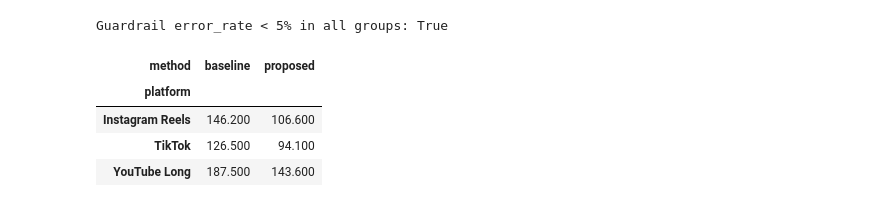
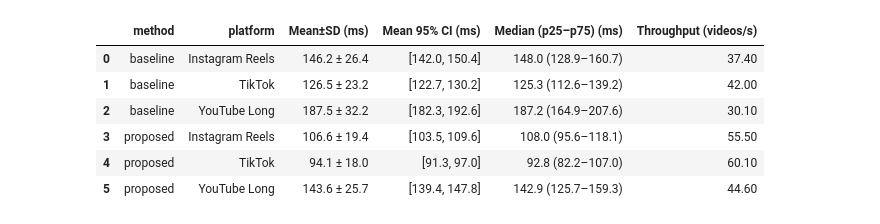
Before and after one commit to yertisydyrys-jpg/hypergamy-engagement, a Jupyter notebook: notebooks/01_data_analysis.ipynb, the cells around one changed output. Drawn from its saved outputs; the diff is of its cells as text; code cells hidden in the pictures.

```diff
--- a/notebooks/01_data_analysis.ipynb
+++ b/notebooks/01_data_analysis.ipynb
@@ -107,11 +117,19 @@ Saved -> /mnt/agents/output/hypergamy-task3/data/processed/metrics_summary.csv
-# %%
-guardrail_ok = (summary["error_rate"] < 0.05).all()
-print(f"Guardrail error_rate < 5% in all groups: {guardrail_ok}")
-summary.pivot(index="platform", columns="method", values="latency_mean_ms").round(1)
-# %% [output]
-Guardrail error_rate < 5% in all groups: True
-| method | baseline | proposed |
-| platform |  |  |
-| Instagram Reels | 146.200 | 106.600 |
-| TikTok | 126.500 | 94.100 |
-| YouTube Long | 187.500 | 143.600 |
+# %%
+fmt = pd.DataFrame({
+    "method": summary["method"],
+    "platform": summary["platform"],
+    "Mean±SD (ms)": [f"{m:.1f} ± {s:.1f}" for m, s in zip(summary["latency_mean_ms"], summary["latency_std_ms"])],
+    "Mean 95% CI (ms)": [f"[{a:.1f}, {b:.1f}]" for a, b in zip(summary["ci95_low_ms"], summary["ci95_high_ms"])],
+    "Median (p25–p75) (ms)": [f"{m:.1f} ({a:.1f}–{b:.1f})" for m, a, b in
+                              zip(summary["latency_median_ms"], summary["latency_p25_ms"], summary["latency_p75_ms"])],
+    "Throughput (videos/s)": summary["throughput_mean_rps"].round(1),
+})
+fmt
+# %% [output]
+|  | method | platform | Mean±SD (ms) | Mean 95% CI (ms) | Median (p25–p75) (ms) | Throughput (videos/s) |
+| 0 | baseline | Instagram Reels | 146.2 ± 26.4 | [142.0, 150.4] | 148.0 (128.9–160.7) | 37.40 |
+| 1 | baseline | TikTok | 126.5 ± 23.2 | [122.7, 130.2] | 125.3 (112.6–139.2) | 42.00 |
+| 2 | baseline | YouTube Long | 187.5 ± 32.2 | [182.3, 192.6] | 187.2 (164.9–207.6) | 30.10 |
+| 3 | proposed | Instagram Reels | 106.6 ± 19.4 | [103.5, 109.6] | 108.0 (95.6–118.1) | 55.50 |
+| 4 | proposed | TikTok | 94.1 ± 18.0 | [91.3, 97.0] | 92.8 (82.2–107.0) | 60.10 |
+| 5 | proposed | YouTube Long | 143.6 ± 25.7 | [139.4, 147.8] | 142.9 (125.7–159.3) | 44.60 |
```
Also changed, not shown: parts of 25 cells of this notebook, 2 other files.
